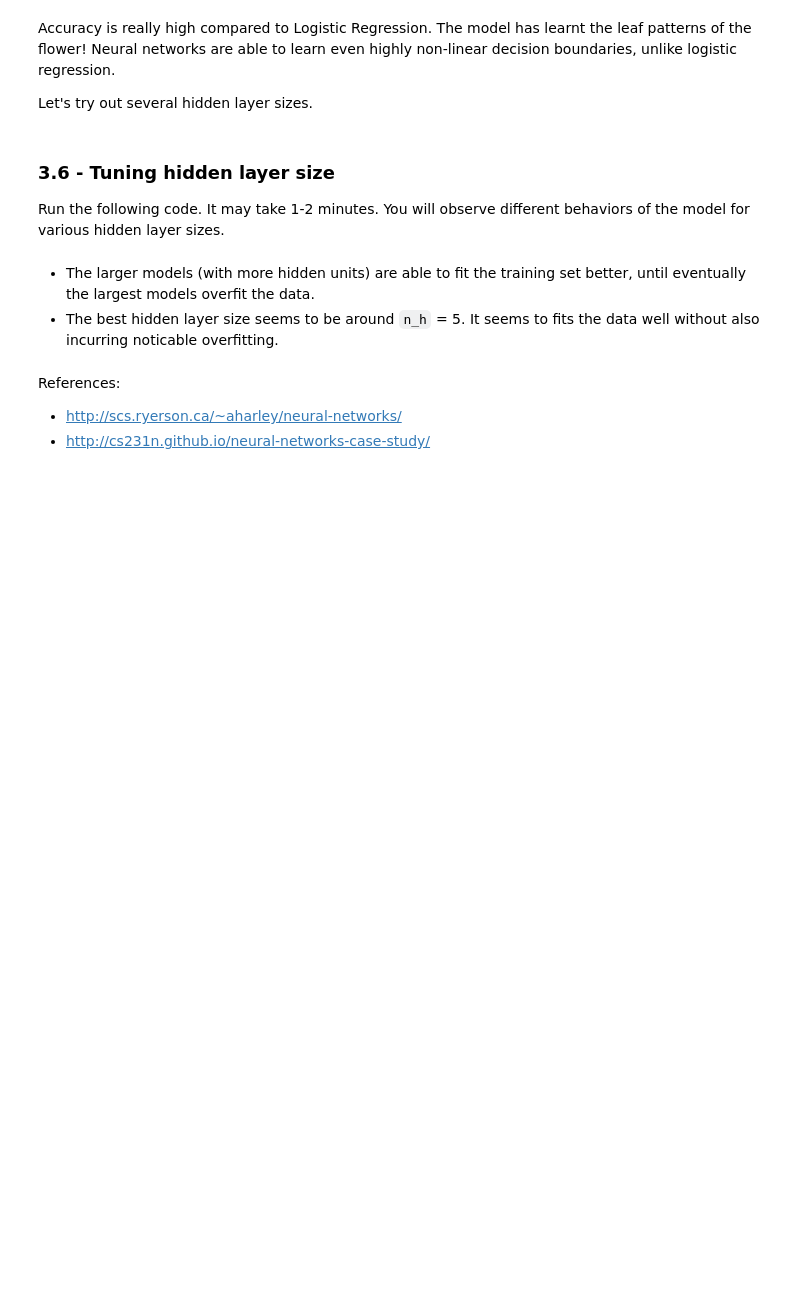
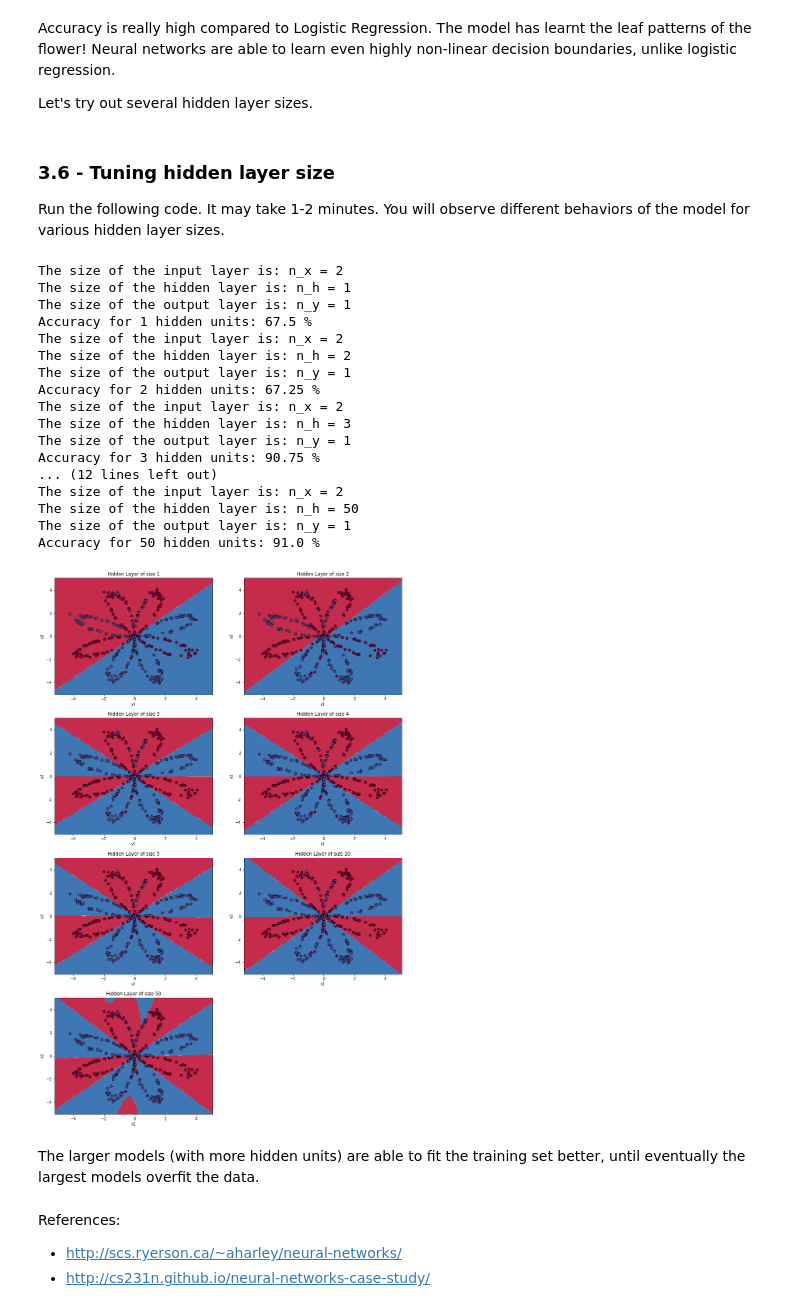
Before and after one commit to osaukh/embedded_machine_learning, a Jupyter notebook: hands-on/1_Classification_with_One_Layer_MLP.ipynb, the cells around one changed output. Drawn from its saved outputs; the diff is of its cells as text; code cells hidden in the pictures; blank space fills up the shorter version.

```diff
--- a/hands-on/1_Classification_with_One_Layer_MLP.ipynb
+++ b/hands-on/1_Classification_with_One_Layer_MLP.ipynb
@@ -678,19 +769,37 @@ Run the following code. It may take 1-2 minutes. You will observe different beha
 # %%
 # This may take about 2 minutes to run
 
 plt.figure(figsize=(16, 32))
 hidden_layer_sizes = [1, 2, 3, 4, 5, 20, 50]
 for i, n_h in enumerate(hidden_layer_sizes):
     plt.subplot(5, 2, i+1)
     plt.title('Hidden Layer of size %d' % n_h)
-    parameters = nn_model(X, Y, n_h, num_iterations = 5000)
+    parameters = nn_model(X, Y, n_h, num_iterations = 10000)
     plot_decision_boundary(lambda x: predict(parameters, x.T), X, Y)
     predictions = predict(parameters, X)
     accuracy = float((np.dot(Y,predictions.T) + np.dot(1-Y,1-predictions.T))/float(Y.size)*100)
     print ("Accuracy for {} hidden units: {} %".format(n_h, accuracy))
+# %% [output]
+The size of the input layer is: n_x = 2
+The size of the hidden layer is: n_h = 1
+The size of the output layer is: n_y = 1
+Accuracy for 1 hidden units: 67.5 %
+The size of the input layer is: n_x = 2
+The size of the hidden layer is: n_h = 2
+The size of the output layer is: n_y = 1
+Accuracy for 2 hidden units: 67.25 %
+The size of the input layer is: n_x = 2
+The size of the hidden layer is: n_h = 3
+The size of the output layer is: n_y = 1
+Accuracy for 3 hidden units: 90.75 %
+... (12 lines left out)
+The size of the input layer is: n_x = 2
+The size of the hidden layer is: n_h = 50
+The size of the output layer is: n_y = 1
+Accuracy for 50 hidden units: 91.0 %
+[figure, added]
 # %% [markdown]
-- The larger models (with more hidden units) are able to fit the training set better, until eventually the largest models overfit the data.
-- The best hidden layer size seems to be around `n_h` = 5. It seems to  fits the data well without also incurring noticable overfitting.
+The larger models (with more hidden units) are able to fit the training set better, until eventually the largest models overfit the data.
 # %% [markdown]
 References:
 - http://scs.ryerson.ca/~aharley/neural-networks/
```
Also changed, not shown: parts of 16 cells of this notebook.
